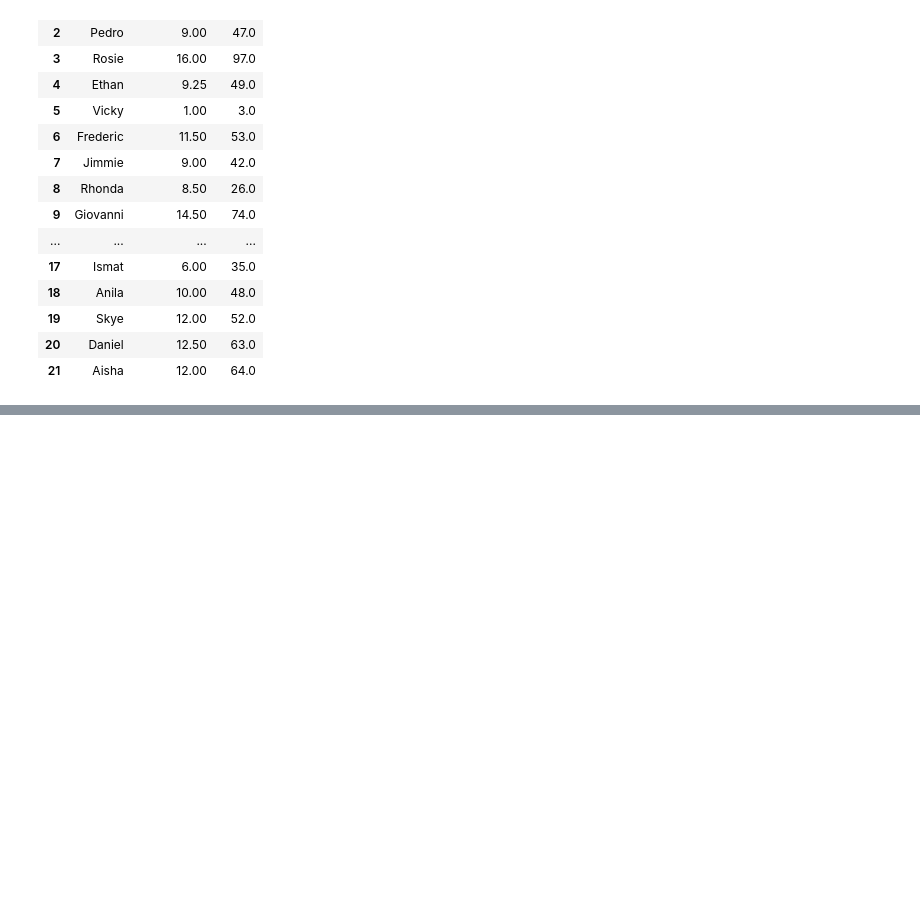
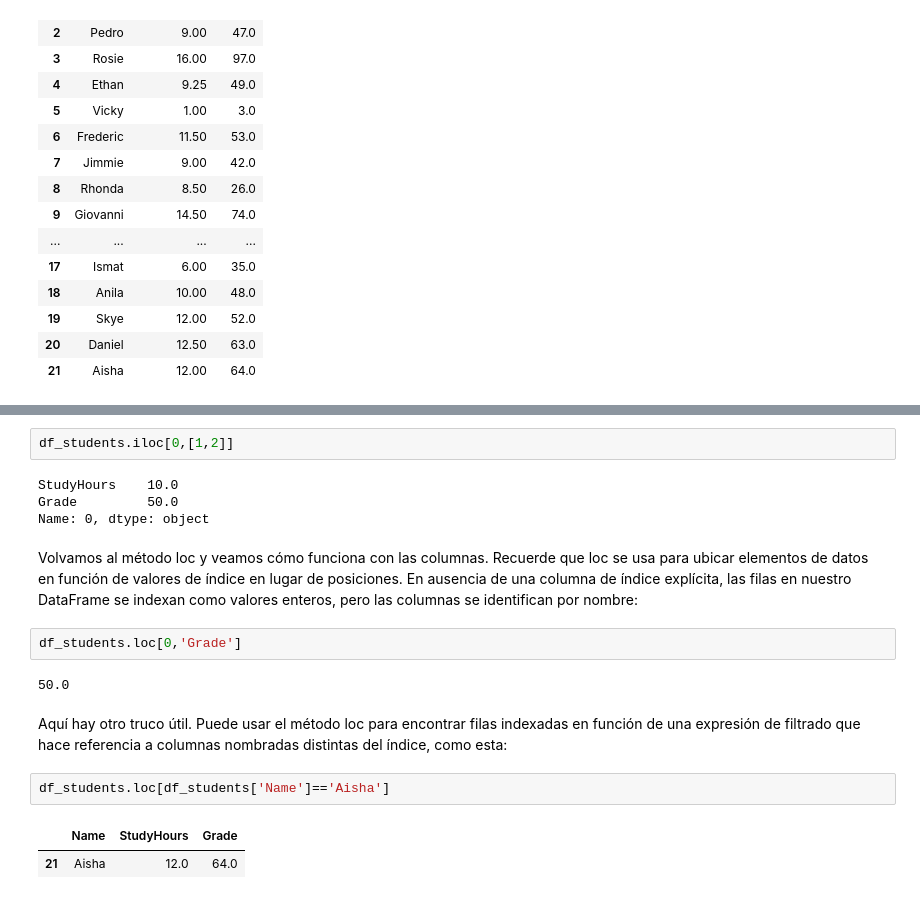
Before and after one commit to mssj-11/Laboratorios-Python, a Jupyter notebook: Mes de Datos - Microsoft/1_Exploración_de_datos_con_Python.ipynb, the cells around one changed output, grey strips where cells are left out. Drawn from its saved outputs; the diff is of its cells as text; blank space fills up the shorter version.

```diff
--- a/Mes de Datos - Microsoft/1_Exploración_de_datos_con_Python.ipynb
+++ b/Mes de Datos - Microsoft/1_Exploración_de_datos_con_Python.ipynb
@@ -161,0 +213,19 @@ df_students
+# %%
+df_students.iloc[0,[1,2]]
+# %% [output]
+StudyHours    10.0
+Grade         50.0
+Name: 0, dtype: object
+# %% [markdown]
+Volvamos al método loc y veamos cómo funciona con las columnas. Recuerde que loc se usa para ubicar elementos de datos en función de valores de índice en lugar de posiciones. En ausencia de una columna de índice explícita, las filas en nuestro DataFrame se indexan como valores enteros, pero las columnas se identifican por nombre:
+# %%
+df_students.loc[0,'Grade']
+# %% [output]
+50.0
+# %% [markdown]
+Aquí hay otro truco útil. Puede usar el método loc para encontrar filas indexadas en función de una expresión de filtrado que hace referencia a columnas nombradas distintas del índice, como esta:
+# %%
+df_students.loc[df_students['Name']=='Aisha']
+# %% [output]
+|  | Name | StudyHours | Grade |
+| 21 | Aisha | 12.0 | 64.0 |
```
Also changed, not shown: parts of 10 cells of this notebook.
